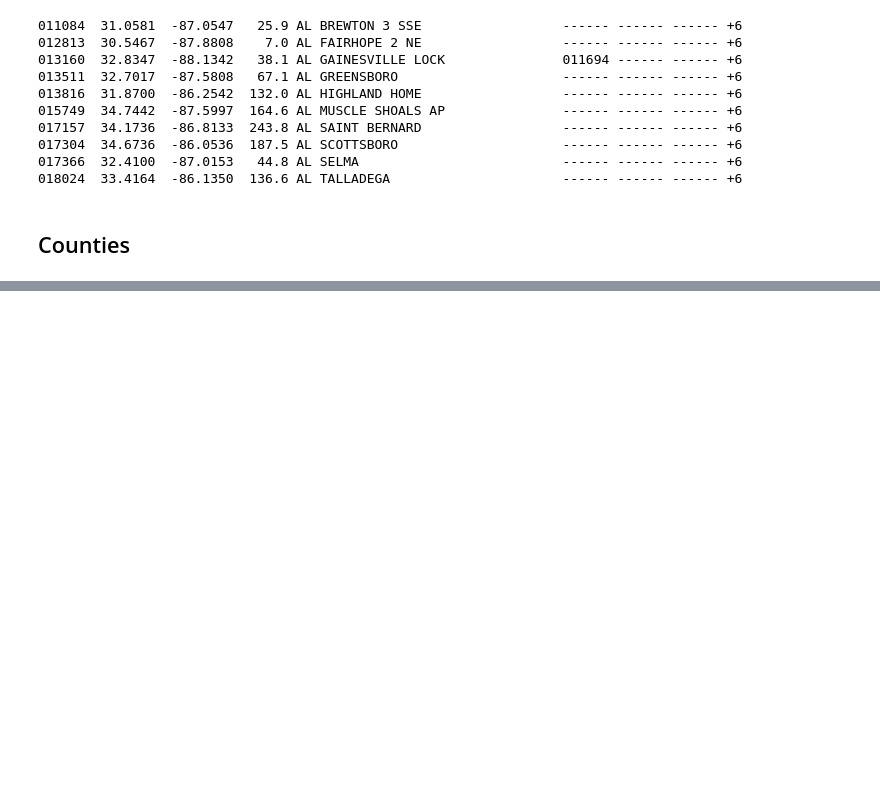
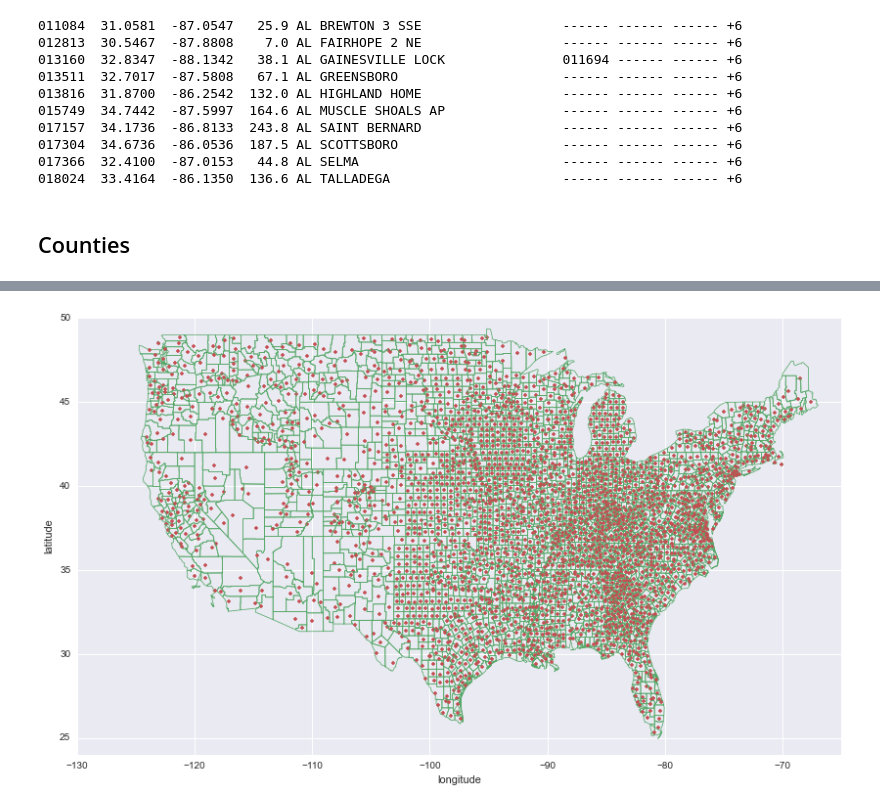
Before and after one commit to jbencook/crop-yield, a Jupyter notebook: fetch_data.ipynb, the cells around one changed output, grey strips where cells are left out. Drawn from its saved outputs; the diff is of its cells as text; code cells hidden in the pictures; blank space fills up the shorter version.

Commit message:
adding county centroids

```diff
--- a/fetch_data.ipynb
+++ b/fetch_data.ipynb
@@ -190,0 +179,34 @@ AL,01,019,Cherokee County,H1
+# %%
+shp = shapefile.Reader("data/counties/UScounties/UScounties")
+# %%
+plt.figure(figsize=(14, 8))
+
+county_centroids = []
+
+for record, shape in zip(shp.iterRecords(), shp.shapes()):
+    county, state, state_fips, county_fips, fips = record
+
+    if state.lower() not in ["alaska", "hawaii"]:
+        X = np.array(shape.points)
+        # Plot shape
+        plt.plot(X[:,0], X[:,1], c=sns.color_palette()[1], lw=.75)
+
+        # Plot centroid
+        lon, lat = X.mean(axis=0)
+        plt.plot(lon, lat, '.', c=sns.color_palette()[2])
+
+        county_centroids.append({
+            "fips": fips,
+            "centroid_x": lon,
+            "centroid_y": lat
+        })
+
+plt.xlabel("longitude")
+plt.ylabel("latitude")
+
+plt.xlim([-130, -65])
+plt.ylim([24, 50])
+
+plt.show()
+# %% [output]
+[figure, added]
```
Also changed, not shown: parts of 8 cells of this notebook.
